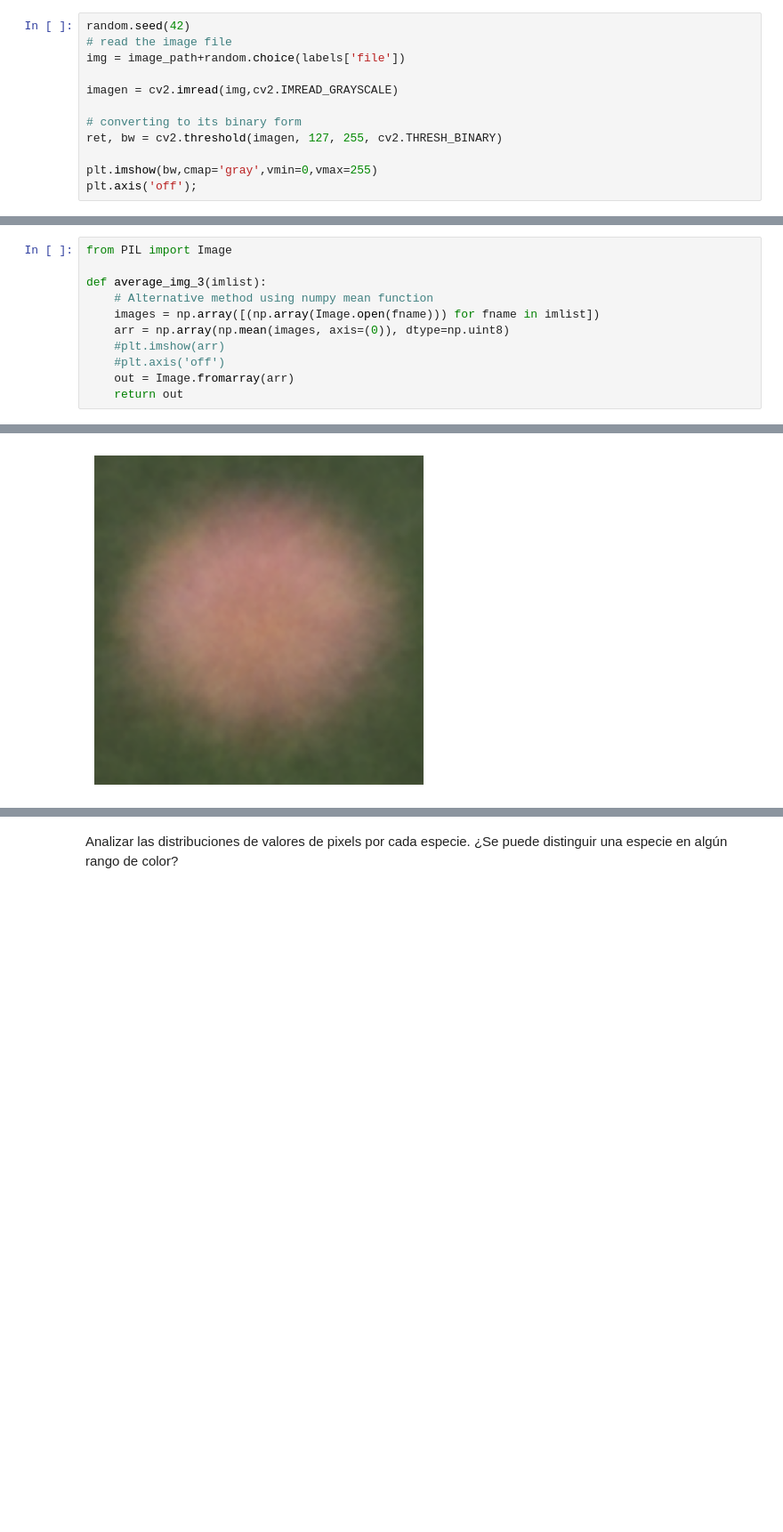
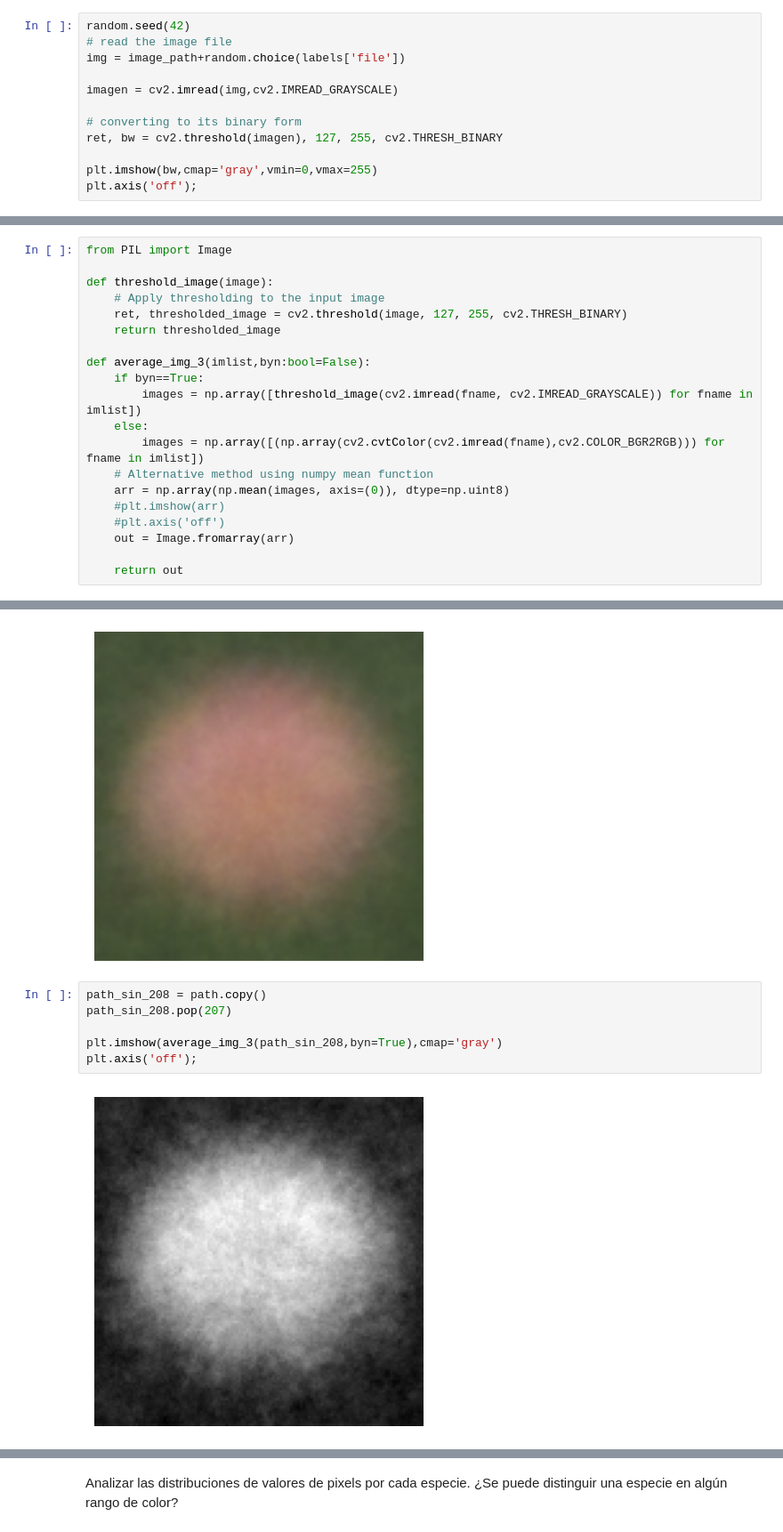
Before and after one commit to josesg998/dmecyt, a Jupyter notebook: preTP1/pre_TP_01_JSG.ipynb, the cells around one changed output, grey strips where cells are left out. Shown at 89% size. Saved outputs shown, nothing was run; the diff lists cells and outputs as text; blank space fills up the shorter version.

```diff
--- a/preTP1/pre_TP_01_JSG.ipynb
+++ b/preTP1/pre_TP_01_JSG.ipynb
@@ -103,7 +102,7 @@ img = image_path+random.choice(labels['file'])
 imagen = cv2.imread(img,cv2.IMREAD_GRAYSCALE)
 
 # converting to its binary form
-ret, bw = cv2.threshold(imagen, 127, 255, cv2.THRESH_BINARY)
+ret, bw = cv2.threshold(imagen), 127, 255, cv2.THRESH_BINARY
 
 plt.imshow(bw,cmap='gray',vmin=0,vmax=255)
 plt.axis('off');
@@ -213,13 +212,22 @@ Calcular imagen promedio global y el promedio entre las distintas especies. ¿Se
 # %%
 from PIL import Image
 
-def average_img_3(imlist):
+def threshold_image(image):
+    # Apply thresholding to the input image
+    ret, thresholded_image = cv2.threshold(image, 127, 255, cv2.THRESH_BINARY)
+    return thresholded_image
+
+def average_img_3(imlist,byn:bool=False):
+    if byn==True:
+        images = np.array([threshold_image(cv2.imread(fname, cv2.IMREAD_GRAYSCALE)) for fname in imlist])
+    else:
+        images = np.array([(np.array(cv2.cvtColor(cv2.imread(fname),cv2.COLOR_BGR2RGB))) for fname in imlist])
     # Alternative method using numpy mean function
-    images = np.array([(np.array(Image.open(fname))) for fname in imlist])
     arr = np.array(np.mean(images, axis=(0)), dtype=np.uint8)
     #plt.imshow(arr)
     #plt.axis('off')
     out = Image.fromarray(arr)
+
     return out
 # %%
 path_sin_208 = path.copy()
@@ -229,6 +237,14 @@ plt.imshow(average_img_3(path_sin_208))
 plt.axis('off');
 # %% [output]
 [figure]
+# %%
+path_sin_208 = path.copy()
+path_sin_208.pop(207)
+
+plt.imshow(average_img_3(path_sin_208,byn=True),cmap='gray')
+plt.axis('off');
+# %% [output]
+[figure, added]
 # %%
 labels_sin_208 = labels[labels['file']!='0208.png']
 
```
Also changed, not shown: parts of 4 cells of this notebook.
